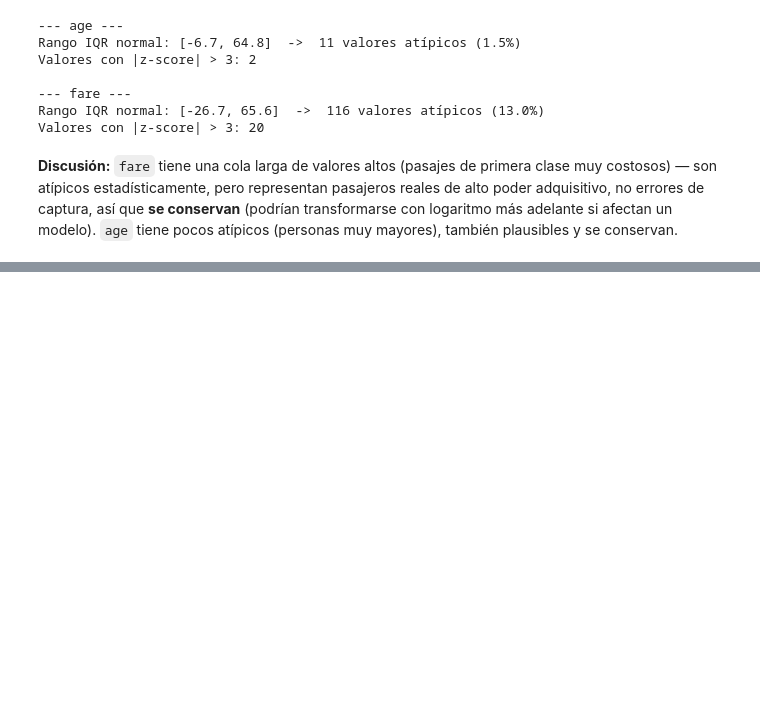
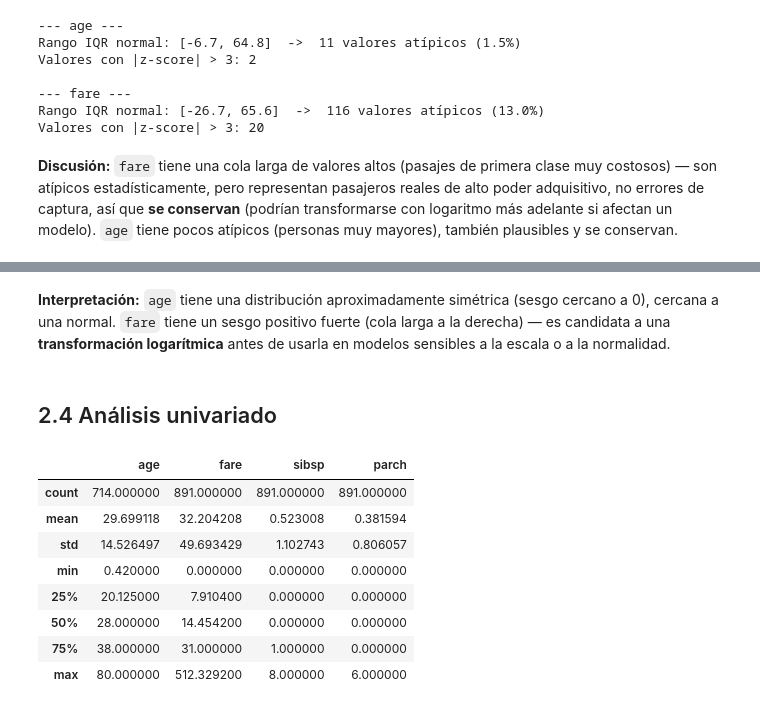
Before and after one commit to Xantyagoh/grupo3-analisis-datos, a Jupyter notebook: notebooks/02_eda.ipynb, the cells around one changed output, grey strips where cells are left out. Saved outputs shown, nothing was run; the diff lists cells and outputs as text; code cells hidden in the pictures; blank space fills up the shorter version.

```diff
--- a/notebooks/02_eda.ipynb
+++ b/notebooks/02_eda.ipynb
@@ -86,0 +99,16 @@ Valores con |z-score| > 3: 20
+# %% [markdown]
+**Interpretación:** `age` tiene una distribución aproximadamente simétrica (sesgo cercano a 0), cercana a una normal. `fare` tiene un sesgo positivo fuerte (cola larga a la derecha) — es candidata a una **transformación logarítmica** antes de usarla en modelos sensibles a la escala o a la normalidad.
+# %% [markdown]
+## 2.4 Análisis univariado
+# %%
+titanic[['age', 'fare', 'sibsp', 'parch']].describe()
+# %% [output]
+|  | age | fare | sibsp | parch |
+| count | 714.000000 | 891.000000 | 891.000000 | 891.000000 |
+| mean | 29.699118 | 32.204208 | 0.523008 | 0.381594 |
+| std | 14.526497 | 49.693429 | 1.102743 | 0.806057 |
+| min | 0.420000 | 0.000000 | 0.000000 | 0.000000 |
+| 25% | 20.125000 | 7.910400 | 0.000000 | 0.000000 |
+| 50% | 28.000000 | 14.454200 | 0.000000 | 0.000000 |
+| 75% | 38.000000 | 31.000000 | 1.000000 | 0.000000 |
+| max | 80.000000 | 512.329200 | 8.000000 | 6.000000 |
```
Also changed, not shown: parts of 4 cells of this notebook.
